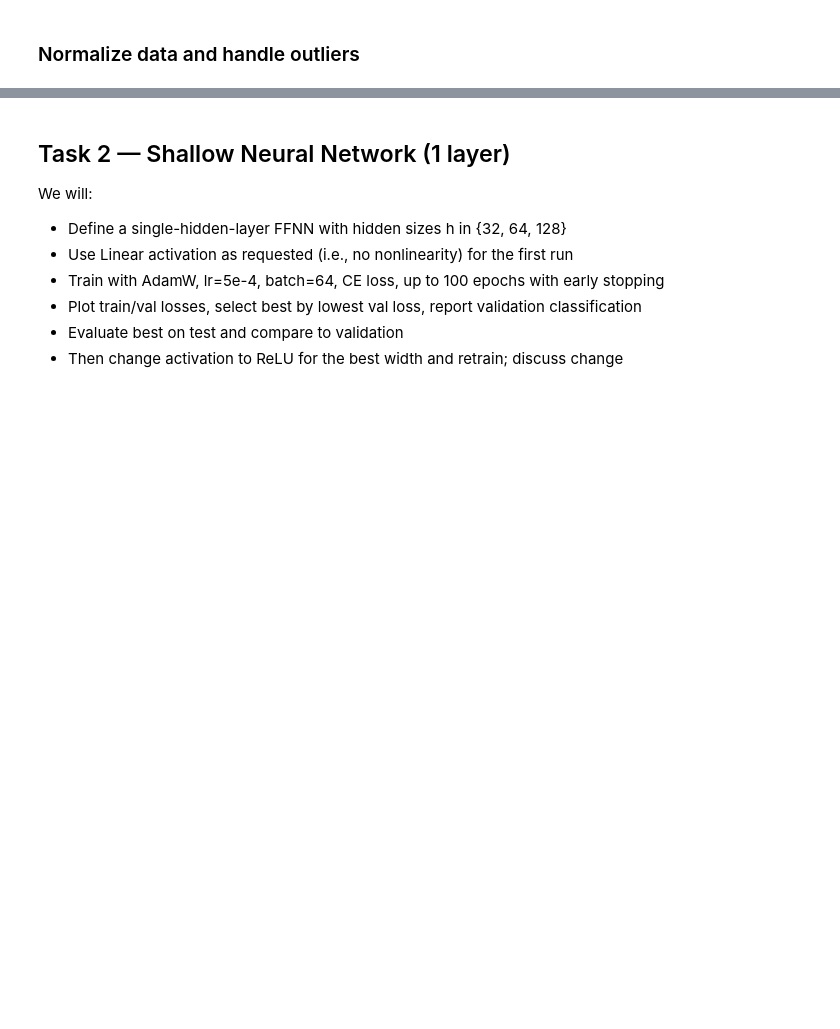
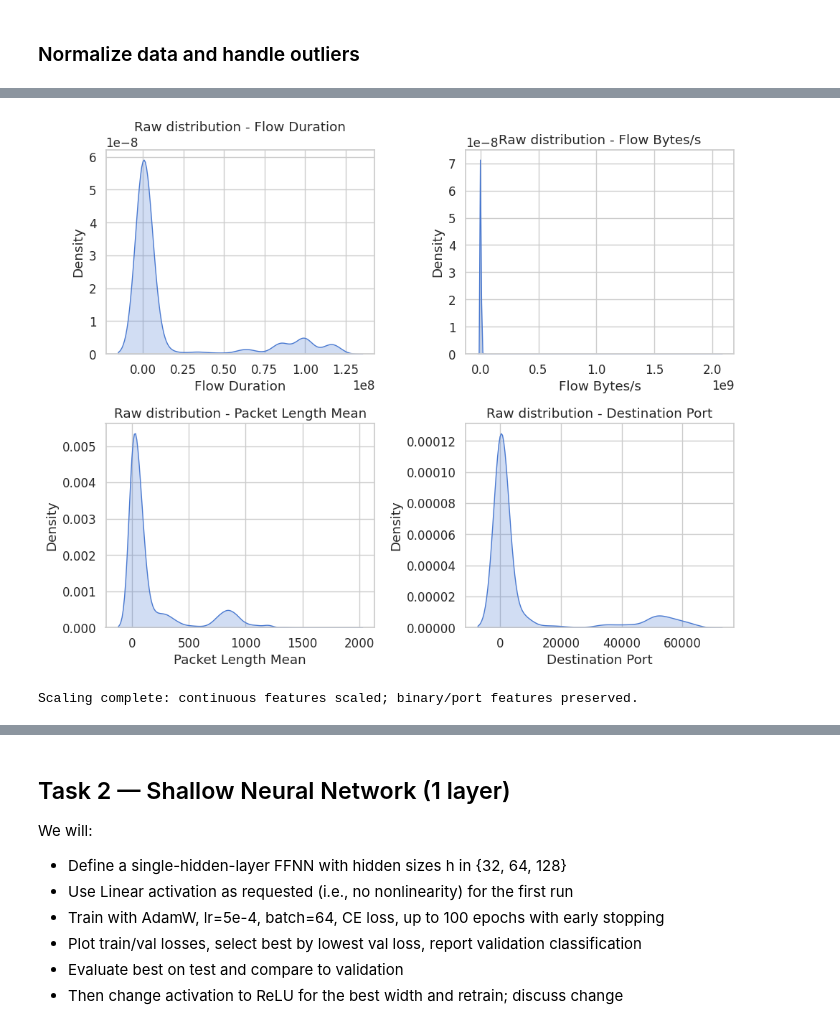
Before and after one commit to AImSecure/Laboratory1, a Jupyter notebook: lab/notebooks/Lab1_FFNN.ipynb, the cells around one changed output, grey strips where cells are left out. Saved outputs shown, nothing was run; the diff lists cells and outputs as text; code cells hidden in the pictures; blank space fills up the shorter version.

```diff
--- a/lab/notebooks/Lab1_FFNN.ipynb
+++ b/lab/notebooks/Lab1_FFNN.ipynb
@@ -270,3 +262,20 @@ clean_n = len(df)
 print(f"Removed {raw_n-clean_n} rows (NaN+dupes). New shape: {df.shape}")
 # %% [output]
 Removed 2114 rows (NaN+dupes). New shape: (29393, 17)
+# %%
+# --- Handle infinite values ---
+
+# Replace infinite values with NaN
+df.replace([np.inf, -np.inf], np.nan, inplace=True)
+
+# Check for and report the number of infinite values (now NaNs)
+inf_counts = df.isnull().sum()
+print("\nNumber of infinite values (replaced with NaN) per column:")
+print(inf_counts[inf_counts > 0])
+
+# Drop rows with NaN values (including those that were originally infinite)
+initial_rows = len(df)
+df.dropna(inplace=True)
+rows_after_inf_nan_drop = len(df)
+
+print(f"\nRemoved {initial_rows - rows_after_inf_nan_drop} rows containing infinite or NaN values. New shape: {df.shape}")
@@ -281,3 +297,9 @@ PortScan        4850
 DoS Hulk        3868
 Brute Force     1427
 Name: count, dtype: int64
+# %%
+# Encode labels
+label_encoder = LabelEncoder()
+df['Label'] = label_encoder.fit_transform(df['Label'])
+
+df.head()
@@ -559,0 +406,14 @@ def plot_losses(train_losses, val_losses, title, save_path=None):
+# %%
+# ------------------------------------------------------------
+# STEP 3 — Visualize raw distributions for selected features
+# ------------------------------------------------------------
+selected_features = ['Flow Duration', 'Flow Bytes/s', 'Packet Length Mean', 'Destination Port'] # TODO: change
+
+fig, axes = plt.subplots(2, 2, figsize=(10, 8))
+for i, col in enumerate(selected_features):
+    sns.kdeplot(X_train[col], ax=axes[i//2, i%2], fill=True)
+    axes[i//2, i%2].set_title(f"Raw distribution - {col}")
+plt.tight_layout()
+plt.show()
+# %% [output]
+[figure, added]
@@ -559,0 +435,15 @@ def plot_losses(train_losses, val_losses, title, save_path=None):
+# %%
+# ------------------------------------------------------------
+# STEP 5 — Concatenate unscaled binary/categorical features
+# ------------------------------------------------------------
+X_train_std = pd.concat([X_train_std_cont, X_train[skip_cols]], axis=1)
+X_val_std = pd.concat([X_val_std_cont, X_val[skip_cols]], axis=1)
+X_test_std = pd.concat([X_test_std_cont, X_test[skip_cols]], axis=1)
+
+X_train_rob = pd.concat([X_train_rob_cont, X_train[skip_cols]], axis=1)
+X_val_rob = pd.concat([X_val_rob_cont, X_val[skip_cols]], axis=1)
+X_test_rob = pd.concat([X_test_rob_cont, X_test[skip_cols]], axis=1)
+
+print("Scaling complete: continuous features scaled; binary/port features preserved.")
+# %% [output]
+Scaling complete: continuous features scaled; binary/port features preserved.
```
Also changed, not shown: parts of 32 cells of this notebook.
